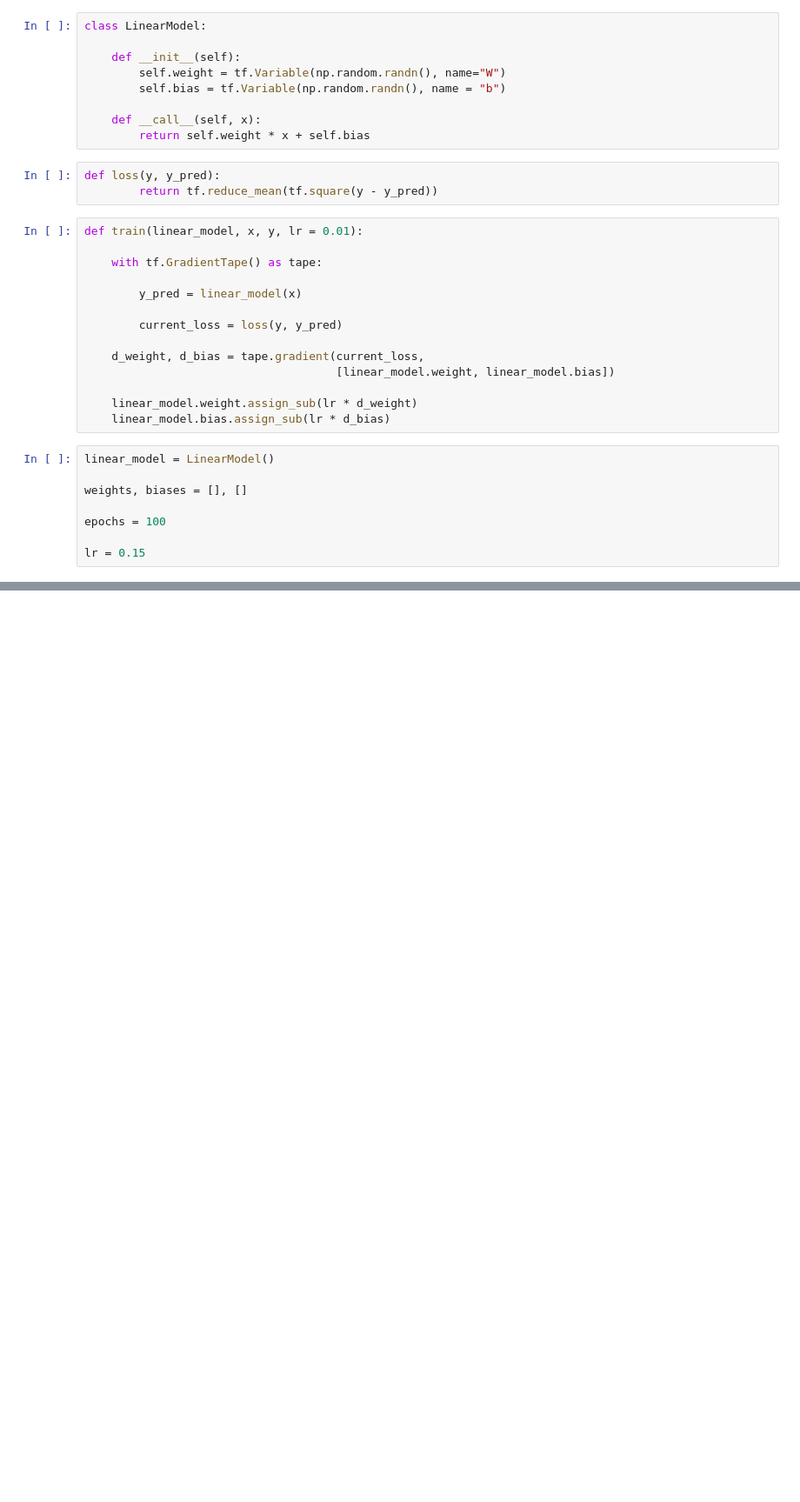
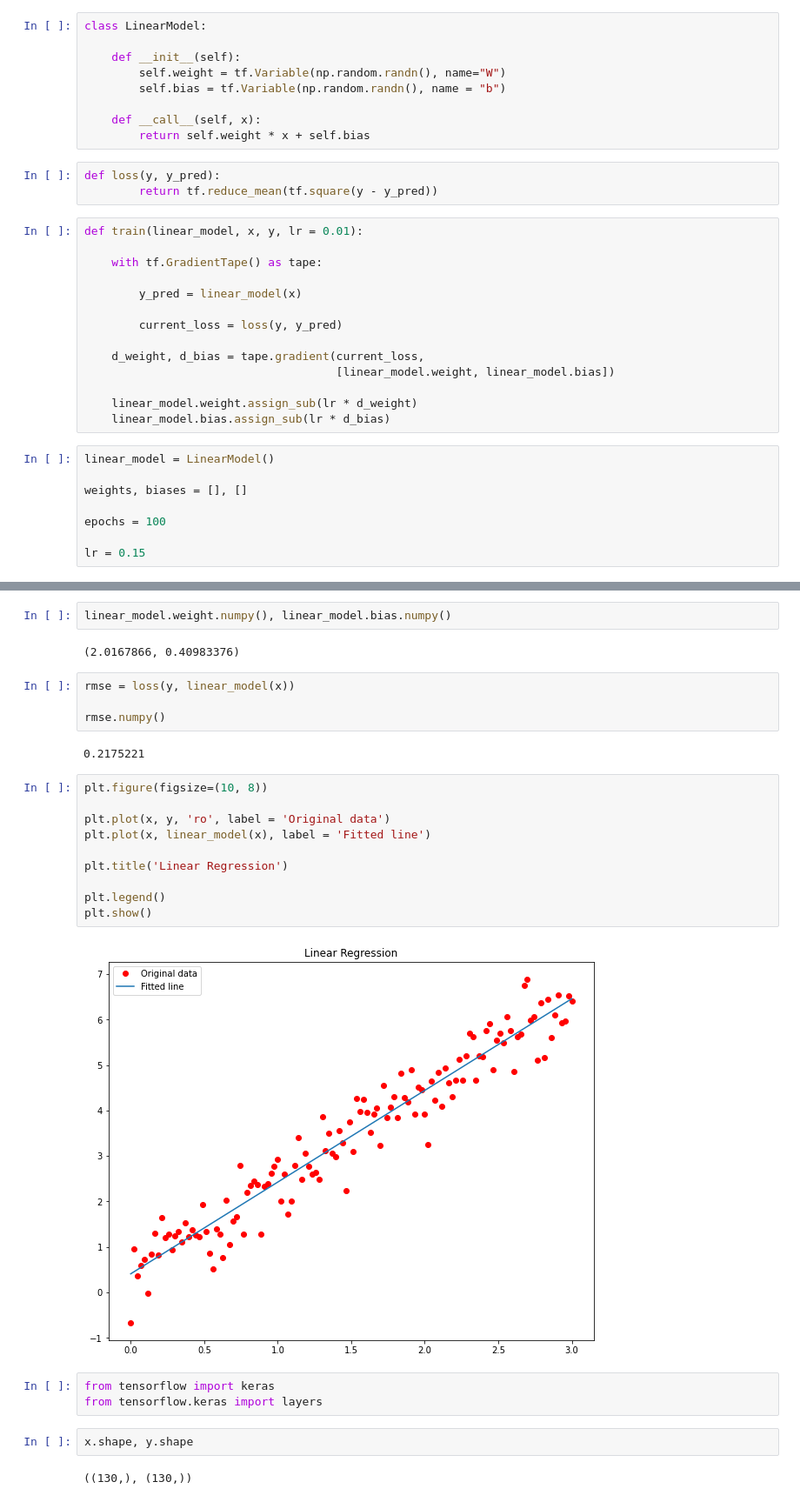
Before and after one commit to axperez/TensorFlow2.0, a Jupyter notebook: SimpleLinearRegression.ipynb, the cells around one changed output, grey strips where cells are left out. Shown: that part at 87% size. Drawn from its saved outputs; the diff is of its cells as text; blank space fills up the shorter version.

```diff
--- a/SimpleLinearRegression.ipynb
+++ b/SimpleLinearRegression.ipynb
@@ -92,0 +100,29 @@ plt.legend(['w', 'b', 'true W', 'true b'])
+# %%
+linear_model.weight.numpy(), linear_model.bias.numpy()
+# %% [output]
+(2.0167866, 0.40983376)
+# %%
+rmse = loss(y, linear_model(x))
+
+rmse.numpy()
+# %% [output]
+0.2175221
+# %%
+plt.figure(figsize=(10, 8))
+
+plt.plot(x, y, 'ro', label = 'Original data')
+plt.plot(x, linear_model(x), label = 'Fitted line')
+
+plt.title('Linear Regression')
+
+plt.legend()
+plt.show()
+# %% [output]
+[figure, added]
+# %%
+from tensorflow import keras
+from tensorflow.keras import layers
+# %%
+x.shape, y.shape
+# %% [output]
+((130,), (130,))
```
Also changed, not shown: parts of 3 cells of this notebook.
